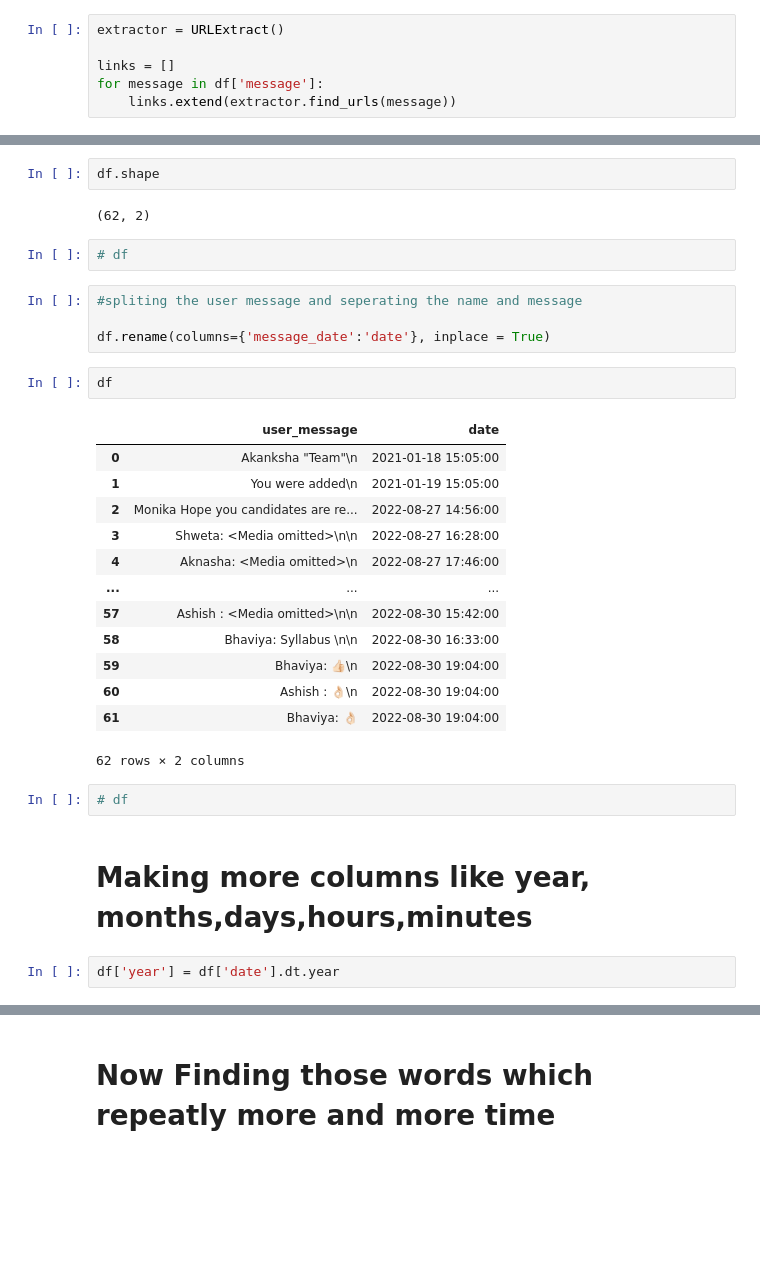
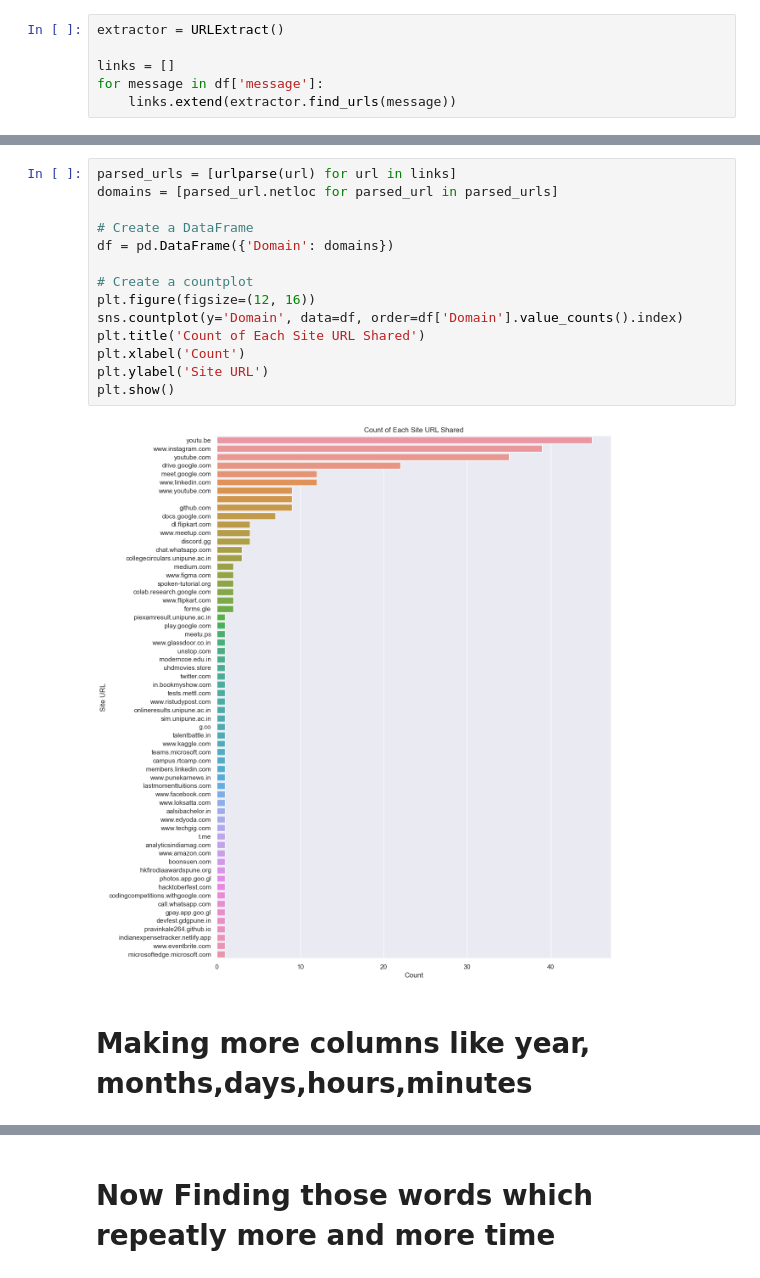
Before and after one commit to khan-mujeeb/Whatsapp-Chat-analysis, a Jupyter notebook: Chat analysis.ipynb, the cells around one changed output, grey strips where cells are left out. Saved outputs shown, nothing was run; the diff lists cells and outputs as text; blank space fills up the shorter version.

```diff
--- a/Chat analysis.ipynb
+++ b/Chat analysis.ipynb
@@ -169,32 +152,18 @@ df["message_date"] = pd.to_datetime(df['message_date'], format = "%d/%m/%y, %H:%
-# %%
-df.shape
-# %% [output]
-(62, 2)
-# %%
-# df
-# %%
-#spliting the user message and seperating the name and message
-
-df.rename(columns={'message_date':'date'}, inplace = True)
-# %%
-df
-# %% [output]
-|  | user_message | date |
-| 0 | Akanksha "Team"\n | 2021-01-18 15:05:00 |
-| 1 | You were added\n | 2021-01-19 15:05:00 |
-| 2 | Monika Hope you candidates are re... | 2022-08-27 14:56:00 |
-| 3 | Shweta: <Media omitted>\n\n | 2022-08-27 16:28:00 |
-| 4 | Aknasha: <Media omitted>\n | 2022-08-27 17:46:00 |
-| ... | ... | ... |
-| 57 | Ashish : <Media omitted>\n\n | 2022-08-30 15:42:00 |
-| 58 | Bhaviya: Syllabus \n\n | 2022-08-30 16:33:00 |
-| 59 | Bhaviya: 👍🏻\n | 2022-08-30 19:04:00 |
-| 60 | Ashish : 👌🏻\n | 2022-08-30 19:04:00 |
-| 61 | Bhaviya: 👌🏻 | 2022-08-30 19:04:00 |
-62 rows × 2 columns
-# %%
-# df
+# %%
+parsed_urls = [urlparse(url) for url in links]
+domains = [parsed_url.netloc for parsed_url in parsed_urls]
+
+# Create a DataFrame
+df = pd.DataFrame({'Domain': domains})
+
+# Create a countplot
+plt.figure(figsize=(12, 16))
+sns.countplot(y='Domain', data=df, order=df['Domain'].value_counts().index)
+plt.title('Count of Each Site URL Shared')
+plt.xlabel('Count')
+plt.ylabel('Site URL')
+plt.show()
+# %% [output]
+[figure, added]
 # %% [markdown]
 # Making more columns like year, months,days,hours,minutes
-# %%
-df['year'] = df['date'].dt.year
```
Also changed, not shown: parts of 73 cells of this notebook, 1 other file.
